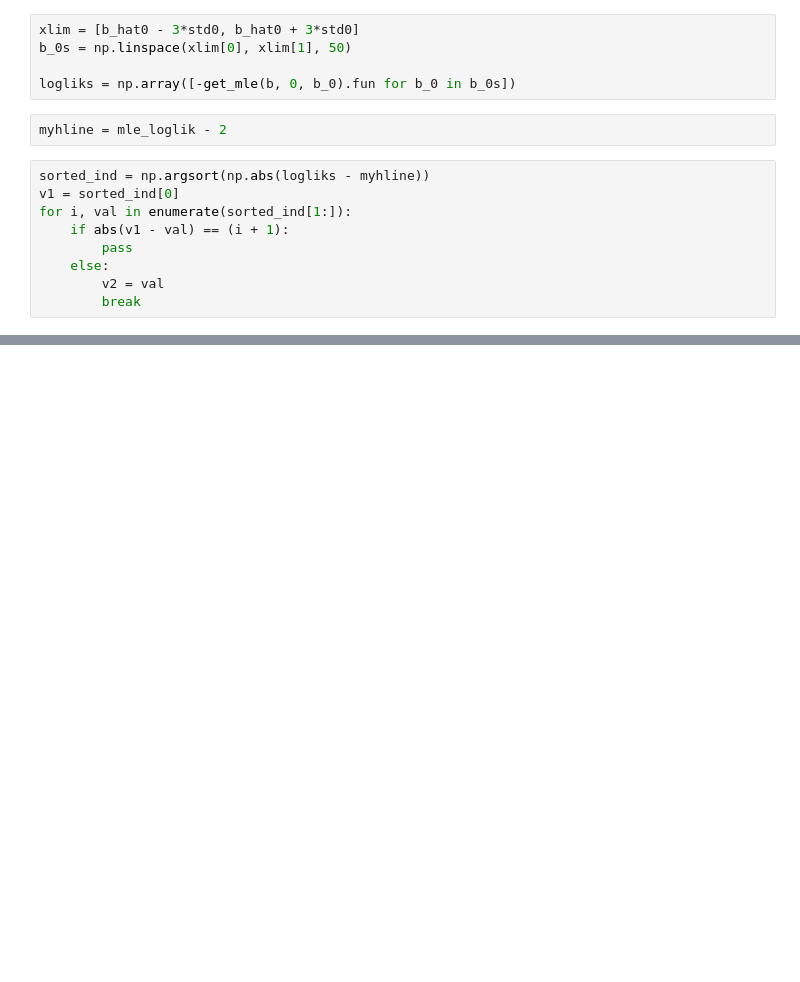
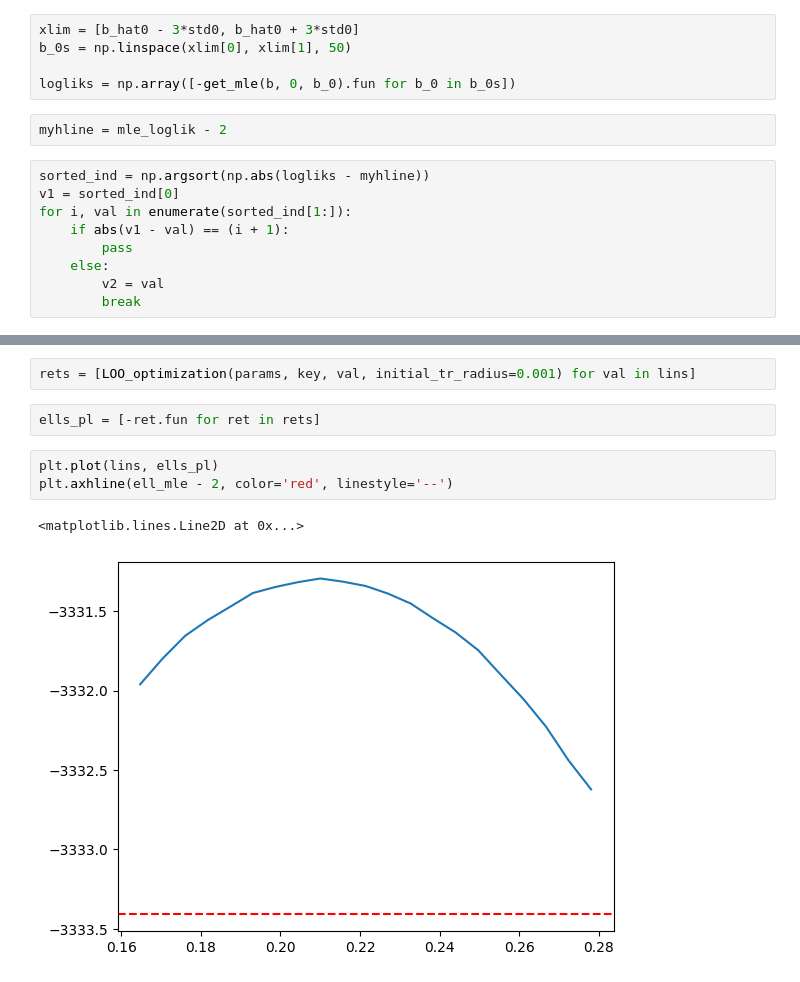
Before and after one commit to enesdilber/URPS_popgen, a Jupyter notebook: Profile_likelihood.ipynb, the cells around one changed output, grey strips where cells are left out. Saved outputs shown, nothing was run; the diff lists cells and outputs as text; blank space fills up the shorter version.

```diff
--- a/Profile_likelihood.ipynb
+++ b/Profile_likelihood.ipynb
@@ -204,0 +278,10 @@ Array(-905532.5, dtype=float32)
+# %%
+rets = [LOO_optimization(params, key, val, initial_tr_radius=0.001) for val in lins]
+# %%
+ells_pl = [-ret.fun for ret in rets]
+# %%
+plt.plot(lins, ells_pl)
+plt.axhline(ell_mle - 2, color='red', linestyle='--')
+# %% [output]
+<matplotlib.lines.Line2D at 0x...>
+[figure, added]
```
Also changed, not shown: parts of 28 cells of this notebook.
